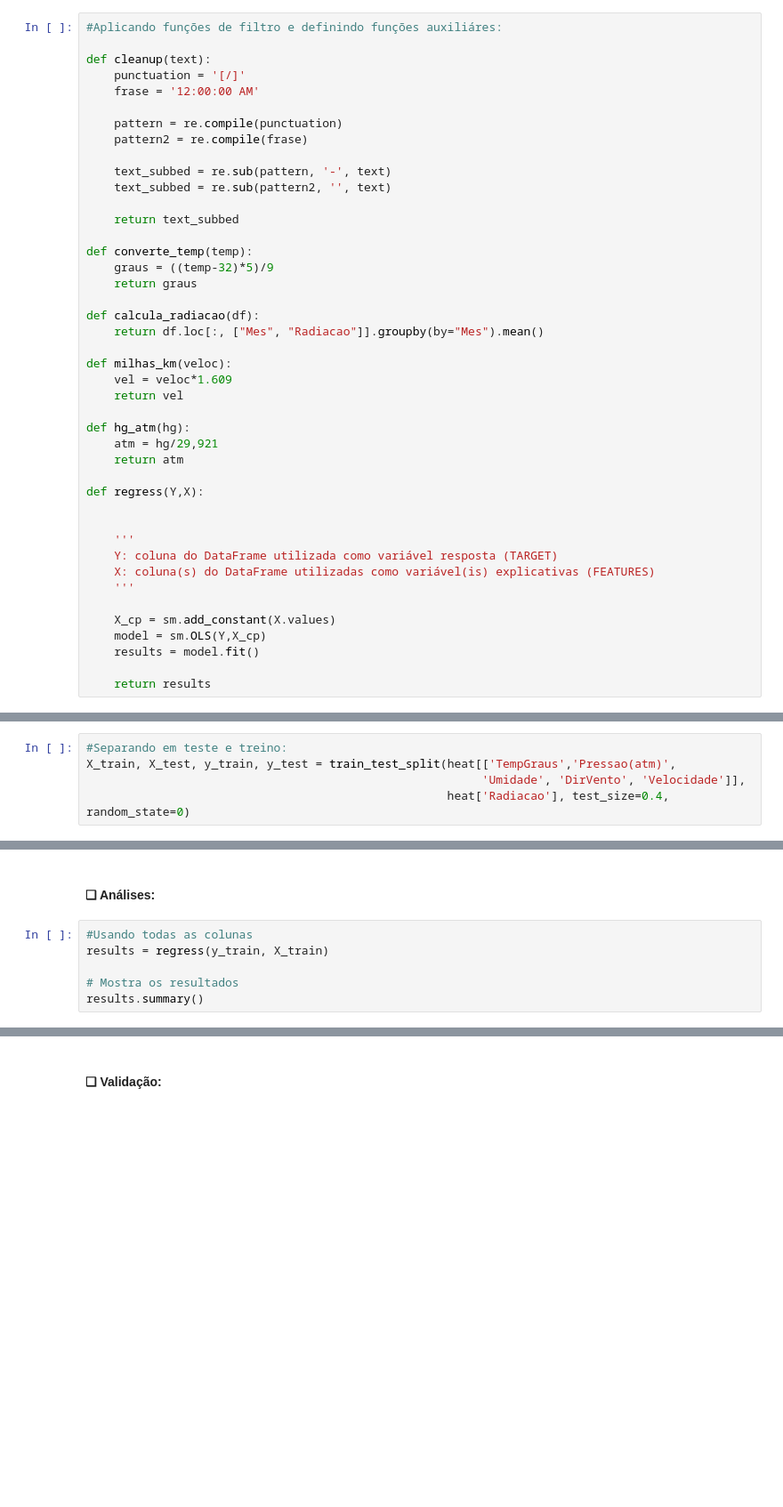
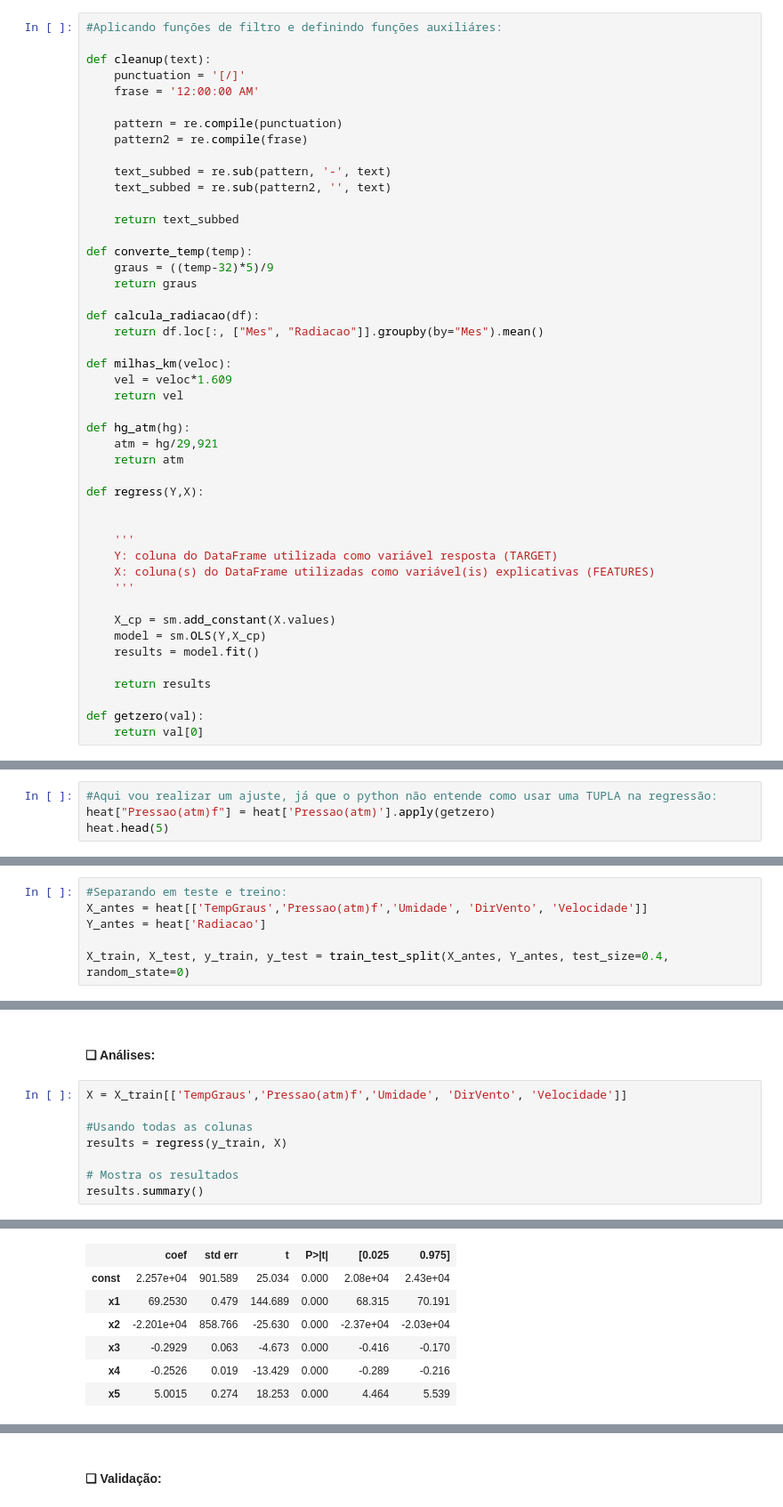
Before and after one commit to GustavoG-bot/projeto2data, a Jupyter notebook: projeto2.ipynb, the cells around one changed output, grey strips where cells are left out. Shown at 89% size. Cells and saved outputs as stored; diff of their text form; blank space fills up the shorter version.

```diff
--- a/projeto2.ipynb
+++ b/projeto2.ipynb
@@ -102,6 +102,9 @@ def regress(Y,X):
     results = model.fit()
 
     return results
+
+def getzero(val):
+    return val[0]
 # %%
 #Aplicando filtro, somente (Trocando '/' por '-' para usar propriedades da biblioteca pandas).
 dados.Data = dados.Data.apply(cleanup)
@@ -308,3 +311,7 @@ ax.set_ylim(baixo + 0.5, topo - 0.5)
 ▶ No caso , como nosso projeto visa **prever a radiação**, ela é a **variável que importa** relacionada a **outras features**. Isso é uma informação que será útil para os futuros modelos. Veja que, por exemplo, Radiação e Temperatura são as duas colunas que mais estão relacionadas do que algumas outras. Então a ideia dos modelos abaixo é entender qual o melhor modelo que encaixa a variável target, com a feature!
 # %% [markdown]
 ## > Modelos de Predição
+# %%
+#Aqui vou realizar um ajuste, já que o python não entende como usar uma TUPLA na regressão:
+heat["Pressao(atm)f"] = heat['Pressao(atm)'].apply(getzero)
+heat.head(5)
@@ -311,5 +325,6 @@ ax.set_ylim(baixo + 0.5, topo - 0.5)
 # %%
 #Separando em teste e treino:
-X_train, X_test, y_train, y_test = train_test_split(heat[['TempGraus','Pressao(atm)',
-                                                         'Umidade', 'DirVento', 'Velocidade']],
-                                                    heat['Radiacao'], test_size=0.4, random_state=0)
+X_antes = heat[['TempGraus','Pressao(atm)f','Umidade', 'DirVento', 'Velocidade']]
+Y_antes = heat['Radiacao']
+
+X_train, X_test, y_train, y_test = train_test_split(X_antes, Y_antes, test_size=0.4, random_state=0)
@@ -324,8 +343,10 @@ X_train, X_test, y_train, y_test = train_test_split(heat[['TempGraus','Pressao(a
 # %% [markdown]
 #### ❑ Análises:
 # %%
+X = X_train[['TempGraus','Pressao(atm)f','Umidade', 'DirVento', 'Velocidade']]
+
 #Usando todas as colunas
-results = regress(y_train, X_train)
+results = regress(y_train, X)
 
 # Mostra os resultados
 results.summary()
@@ -333,0 +364,7 @@ TypeError: unsupported operand type(s) for -: 'tuple' and 'tuple'
+|  | coef | std err | t | P>|t| | [0.025 | 0.975] |
+| const | 2.257e+04 | 901.589 | 25.034 | 0.000 | 2.08e+04 | 2.43e+04 |
+| x1 | 69.2530 | 0.479 | 144.689 | 0.000 | 68.315 | 70.191 |
+| x2 | -2.201e+04 | 858.766 | -25.630 | 0.000 | -2.37e+04 | -2.03e+04 |
+| x3 | -0.2929 | 0.063 | -4.673 | 0.000 | -0.416 | -0.170 |
+| x4 | -0.2526 | 0.019 | -13.429 | 0.000 | -0.289 | -0.216 |
+| x5 | 5.0015 | 0.274 | 18.253 | 0.000 | 4.464 | 5.539 |
```
Also changed, not shown: parts of 16 cells of this notebook.
